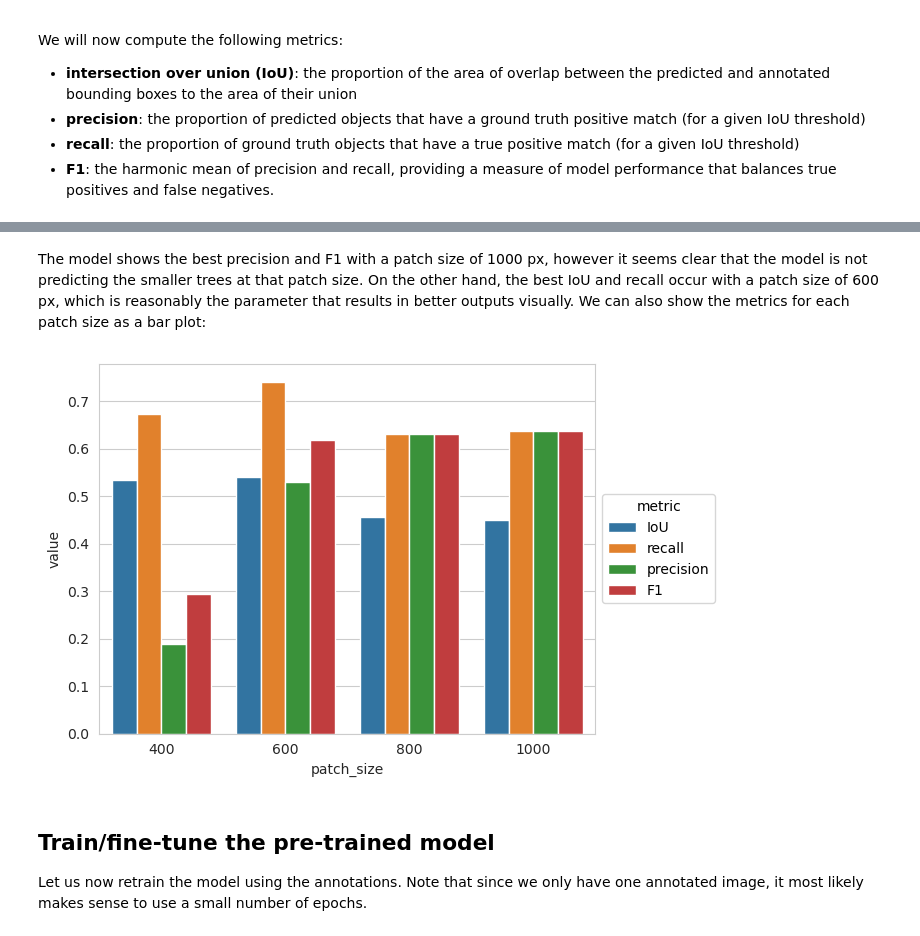
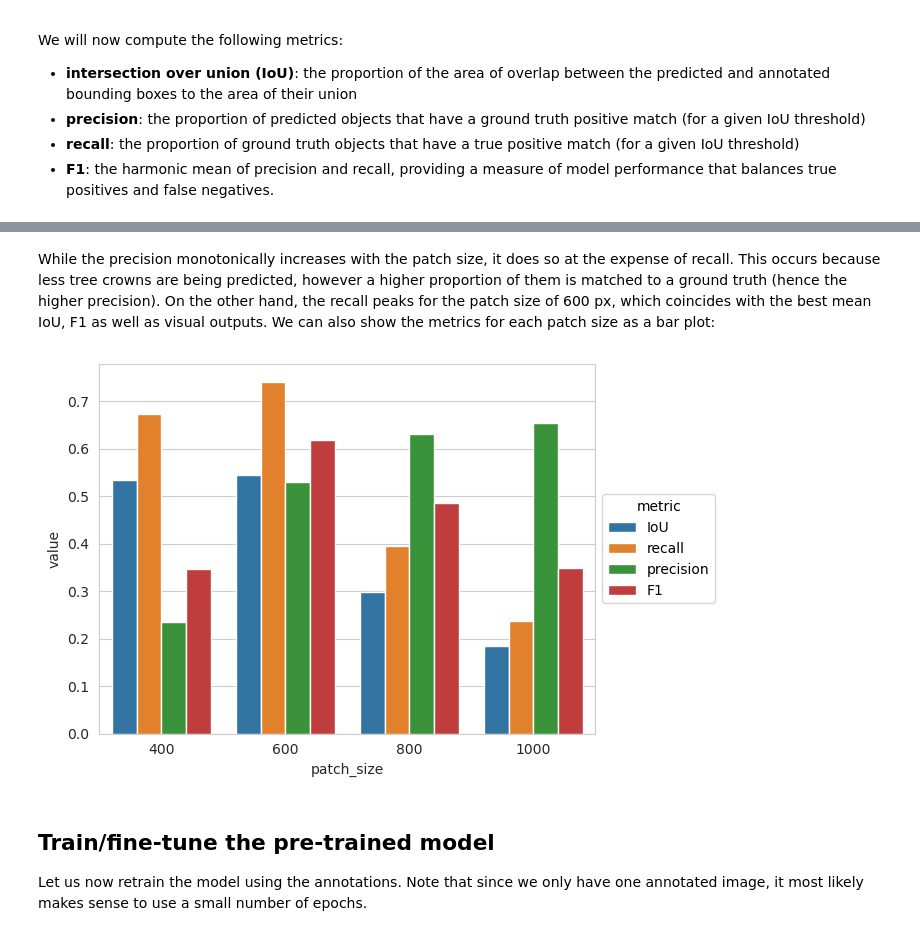
Before and after one commit to martibosch/swiss-urban-trees, a Jupyter notebook: notebooks/train-crown.ipynb, the cells around one changed output, grey strips where cells are left out. Cells and saved outputs as stored; diff of their text form; code cells hidden in the pictures.

Commit message:
feat: torchmetrics evaluation draft - TODO: support multi-class

```diff
--- a/notebooks/train-crown.ipynb
+++ b/notebooks/train-crown.ipynb
@@ -135,0 +125,5 @@ FutureWarning: The behavior of DataFrame concatenation with empty or all-NA entr
+# %%
+eval_df = deepforest_utils.multiscale_eval_df(
+    pred_gdf, annot_gdf, tile_dir, compute_f1=True
+)
+eval_df
@@ -136,11 +136,11 @@ FutureWarning: The behavior of DataFrame concatenation with empty or all-NA entr
 # %% [markdown]
-The model shows the best precision and F1 with a patch size of 1000 px, however it seems clear that the model is not predicting the smaller trees at that patch size. On the other hand, the best IoU and recall occur with a patch size of 600 px, which is reasonably the parameter that results in better outputs visually. We can also show the metrics for each patch size as a bar plot:
+While the precision monotonically increases with the patch size, it does so at the expense of recall. This occurs because less tree crowns are being predicted, however a higher proportion of them is matched to a ground truth (hence the higher precision). On the other hand, the recall peaks for the patch size of 600 px, which coincides with the best mean IoU, F1 as well as visual outputs. We can also show the metrics for each patch size as a bar plot:
 # %%
 with sns.axes_style("whitegrid"):
-    ax = plot.metrics_barplot(metrics_df)
+    ax = plot.metrics_barplot(eval_df)
 sns.move_legend(ax, "center left", bbox_to_anchor=(1, 0.5))
 # %% [output]
-[figure, old version]
+[figure, new version]
 # %% [markdown]
 ## Train/fine-tune the pre-trained model
 
```
Also changed, not shown: parts of 8 cells of this notebook, 2 other files.
